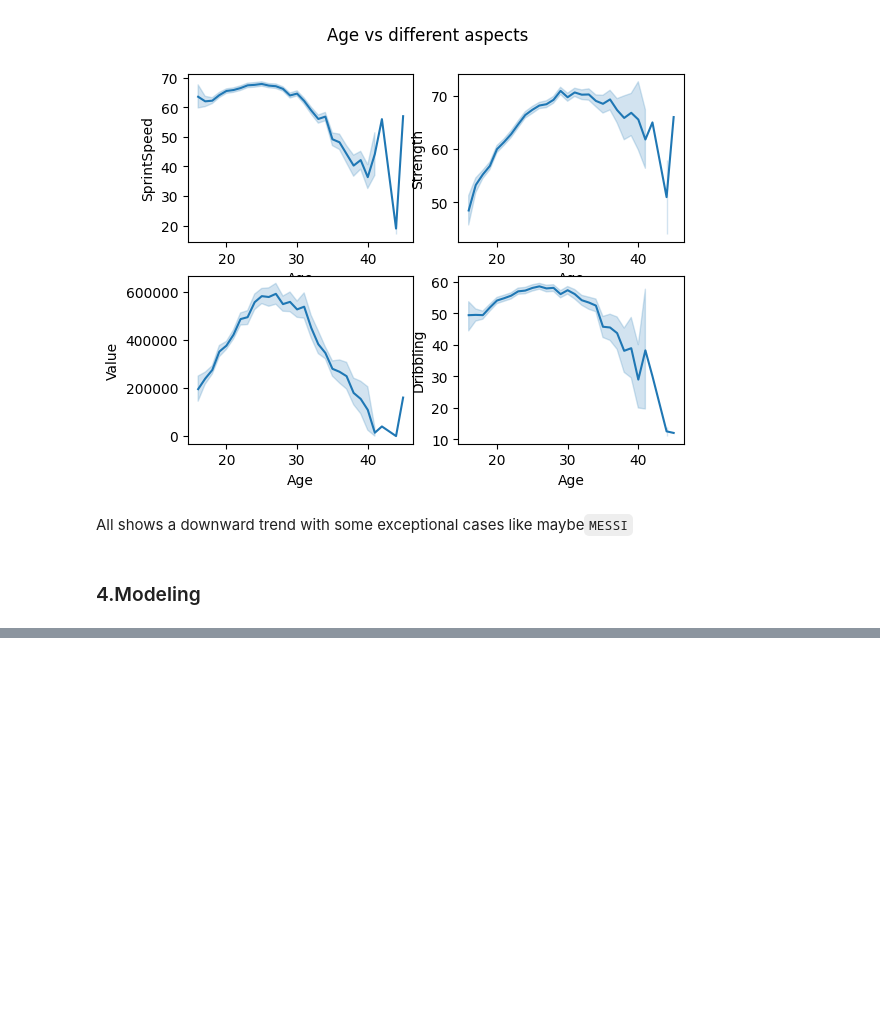
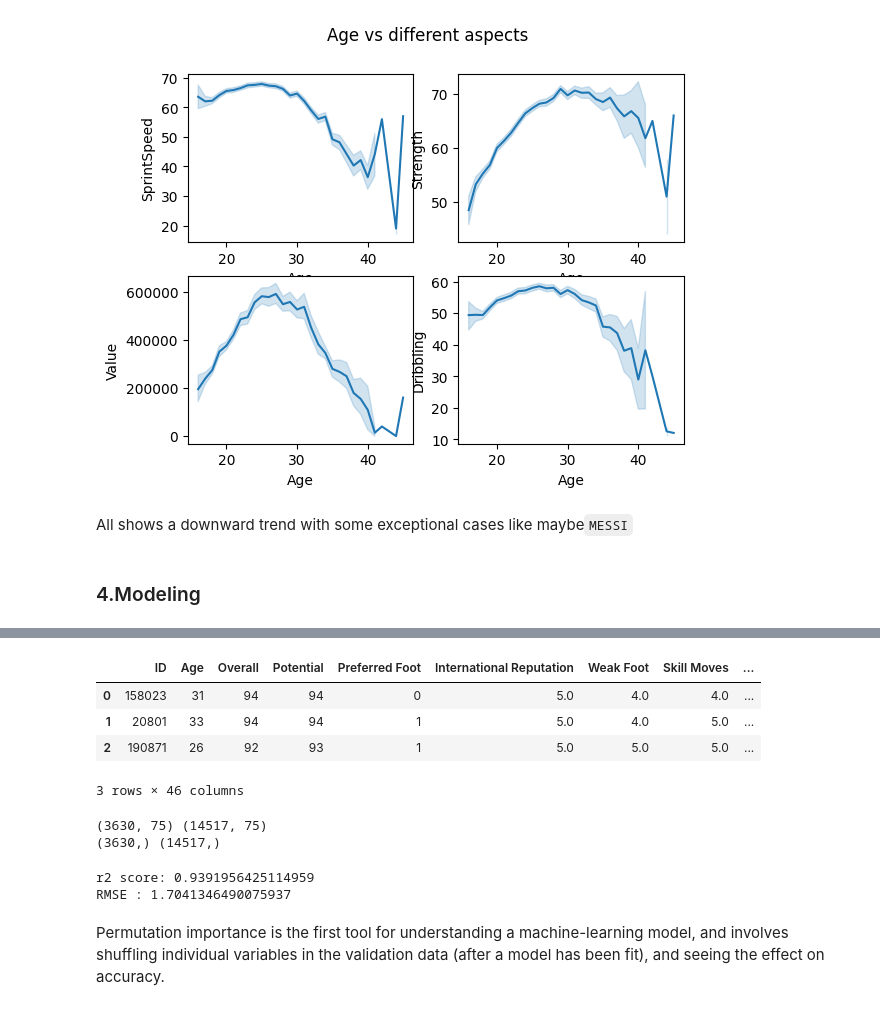
Before and after one commit to kailas711/NLP_Series, a Jupyter notebook: 1.FIFA Data analysis/fifa_data_analysis.ipynb, the cells around one changed output, grey strips where cells are left out. Drawn from its saved outputs; the diff is of its cells as text; code cells hidden in the pictures; blank space fills up the shorter version.

```diff
--- a/1.FIFA Data analysis/fifa_data_analysis.ipynb
+++ b/1.FIFA Data analysis/fifa_data_analysis.ipynb
@@ -257,0 +276,17 @@ All shows a downward trend with some exceptional cases like maybe`MESSI`
+# %%
+#Turn Real Face into a binary indicator variable
+def face_to_num(df):
+    if (df['Real Face'] == 'Yes'):
+        return 1
+    else:
+        return 0
+
+#Turn Preferred Foot into a binary indicator variable
+def right_footed(df):
+    if (df['Preferred Foot'] == 'Right'):
+        return 1
+    else:
+        return 0
+
+data["Real Face"] = data.apply(face_to_num, axis=1)
+data["Preferred Foot"] = data.apply(right_footed, axis=1)
@@ -257,0 +300,50 @@ All shows a downward trend with some exceptional cases like maybe`MESSI`
+# %%
+# Split the work rate column
+
+temp = data['Work Rate'].str.split("/ ", n=1, expand=True)
+data["Work Rate1"] = temp[0]
+data["Work Rate2"] = temp[1]
+
+data.drop(["Work Rate"], axis=1, inplace=True)
+data.head(3)
+# %% [output]
+|  | ID | Age | Overall | Potential | Preferred Foot | International Reputation | Weak Foot | Skill Moves | ... |
+| 0 | 158023 | 31 | 94 | 94 | 0 | 5.0 | 4.0 | 4.0 | ... |
+| 1 | 20801 | 33 | 94 | 94 | 1 | 5.0 | 4.0 | 5.0 | ... |
+| 2 | 190871 | 26 | 92 | 93 | 1 | 5.0 | 5.0 | 5.0 | ... |
+3 rows × 46 columns
+# %%
+#Split ID as a Target value
+target = data.Overall
+data = data.drop(['Overall'], axis = 1)
+
+#Splitting into test and train
+from sklearn.model_selection import train_test_split
+X_train, X_test, y_train, y_test = train_test_split(data, target, test_size=0.2)
+
+#One Hot Encoding
+X_train = pd.get_dummies(X_train)
+X_test = pd.get_dummies(X_test)
+print(X_test.shape,X_train.shape)
+print(y_test.shape,y_train.shape)
+# %% [output]
+(3630, 75) (14517, 75)
+(3630,) (14517,)
+# %%
+#Applying Linear Regression
+from sklearn.linear_model import LinearRegression
+import numpy as np
+
+model = LinearRegression()
+model.fit(X_train, y_train)
+predictions = model.predict(X_test)
+
+#Finding the r2 score and root mean squared error
+from sklearn.metrics import r2_score, mean_squared_error
+print('r2 score: '+str(r2_score(y_test, predictions)))
+print('RMSE : '+str(np.sqrt(mean_squared_error(y_test, predictions))))
+# %% [output]
+r2 score: 0.9391956425114959
+RMSE : 1.7041346490075937
+# %% [markdown]
+Permutation importance is the first tool for understanding a machine-learning model, and involves shuffling individual variables in the validation data (after a model has been fit), and seeing the effect on accuracy.
```
Also changed, not shown: parts of 4 cells of this notebook, 1 other file.
